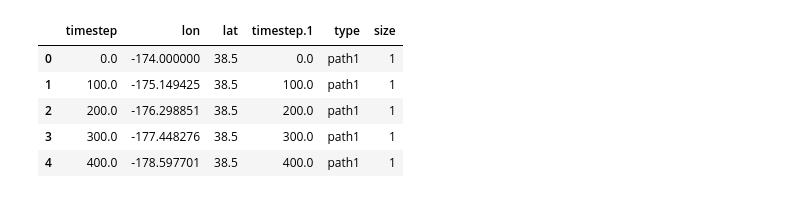
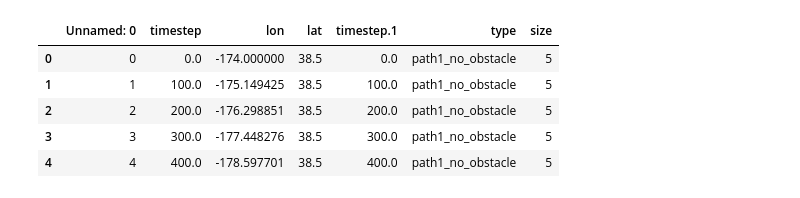
Before and after one commit to yifei-ding/tdsp, a Jupyter notebook: animation.ipynb, the cells around one changed output. Saved outputs shown, nothing was run; the diff lists cells and outputs as text; code cells hidden in the pictures.

```diff
--- a/animation.ipynb
+++ b/animation.ipynb
@@ -10,15 +10,15 @@ from geopandas import GeoDataFrame
 import json
 # %%
 px.set_mapbox_access_token("pk.eyJ1IjoieWVtaS0yMyIsImEiOiJjbDEzZzl6MWswZWg5M2lzNmx4dGoza2U5In0.meLrG_2lR0ob4ZqA_ZGiPw")
-df = pd.read_csv('test_path4_interpolate.csv')
+df = pd.read_csv('comparison.csv')
 df.head()
 # %% [output]
-|  | timestep | lon | lat | timestep.1 | type | size |
-| 0 | 0.0 | -174.000000 | 38.5 | 0.0 | path1 | 1 |
-| 1 | 100.0 | -175.149425 | 38.5 | 100.0 | path1 | 1 |
-| 2 | 200.0 | -176.298851 | 38.5 | 200.0 | path1 | 1 |
-| 3 | 300.0 | -177.448276 | 38.5 | 300.0 | path1 | 1 |
-| 4 | 400.0 | -178.597701 | 38.5 | 400.0 | path1 | 1 |
+|  | Unnamed: 0 | timestep | lon | lat | timestep.1 | type | size |
+| 0 | 0 | 0.0 | -174.000000 | 38.5 | 0.0 | path1_no_obstacle | 5 |
+| 1 | 1 | 100.0 | -175.149425 | 38.5 | 100.0 | path1_no_obstacle | 5 |
+| 2 | 2 | 200.0 | -176.298851 | 38.5 | 200.0 | path1_no_obstacle | 5 |
+| 3 | 3 | 300.0 | -177.448276 | 38.5 | 300.0 | path1_no_obstacle | 5 |
+| 4 | 4 | 400.0 | -178.597701 | 38.5 | 400.0 | path1_no_obstacle | 5 |
 # %%
 
 def animate_map(time_col):
```
Also changed, not shown: parts of 1 cell of this notebook, 8 other files.
